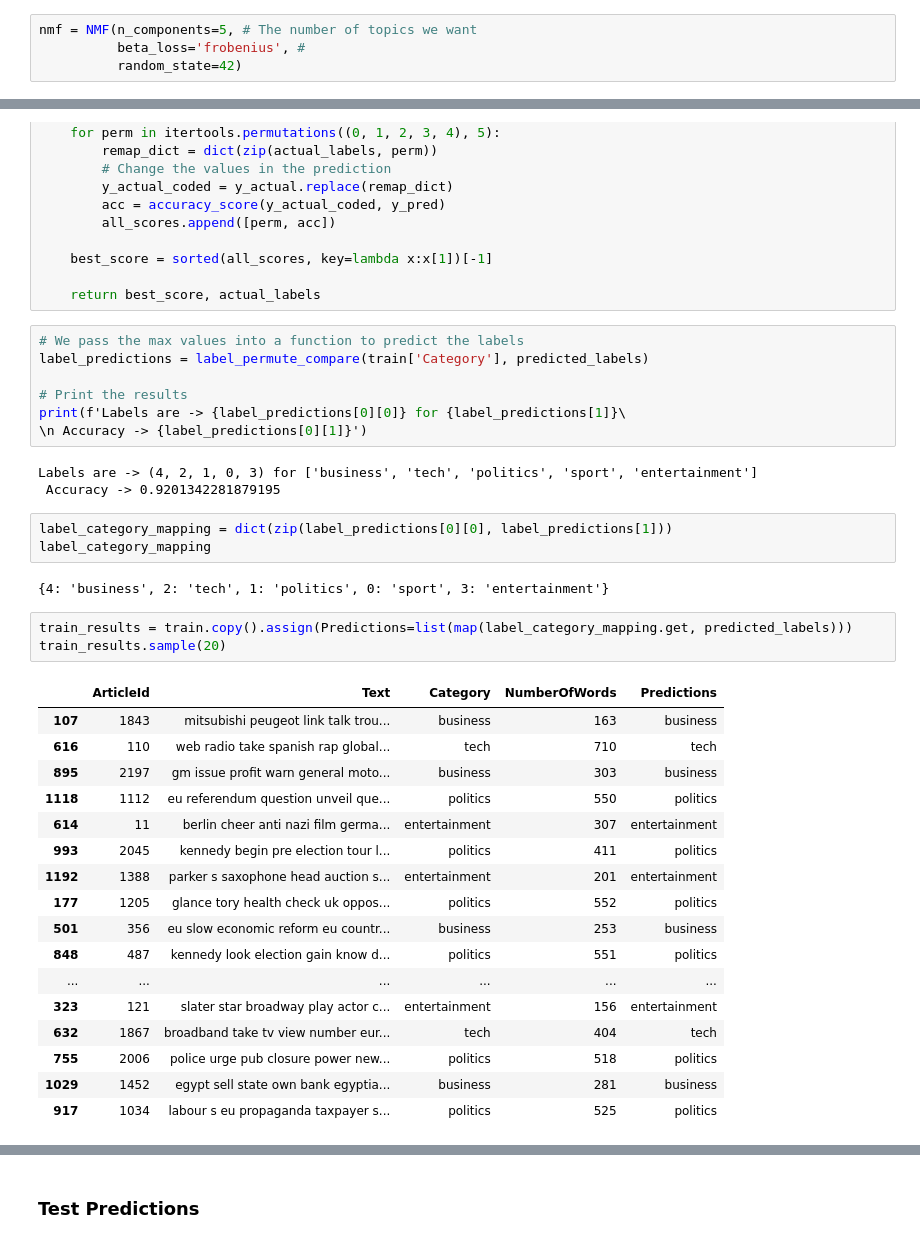
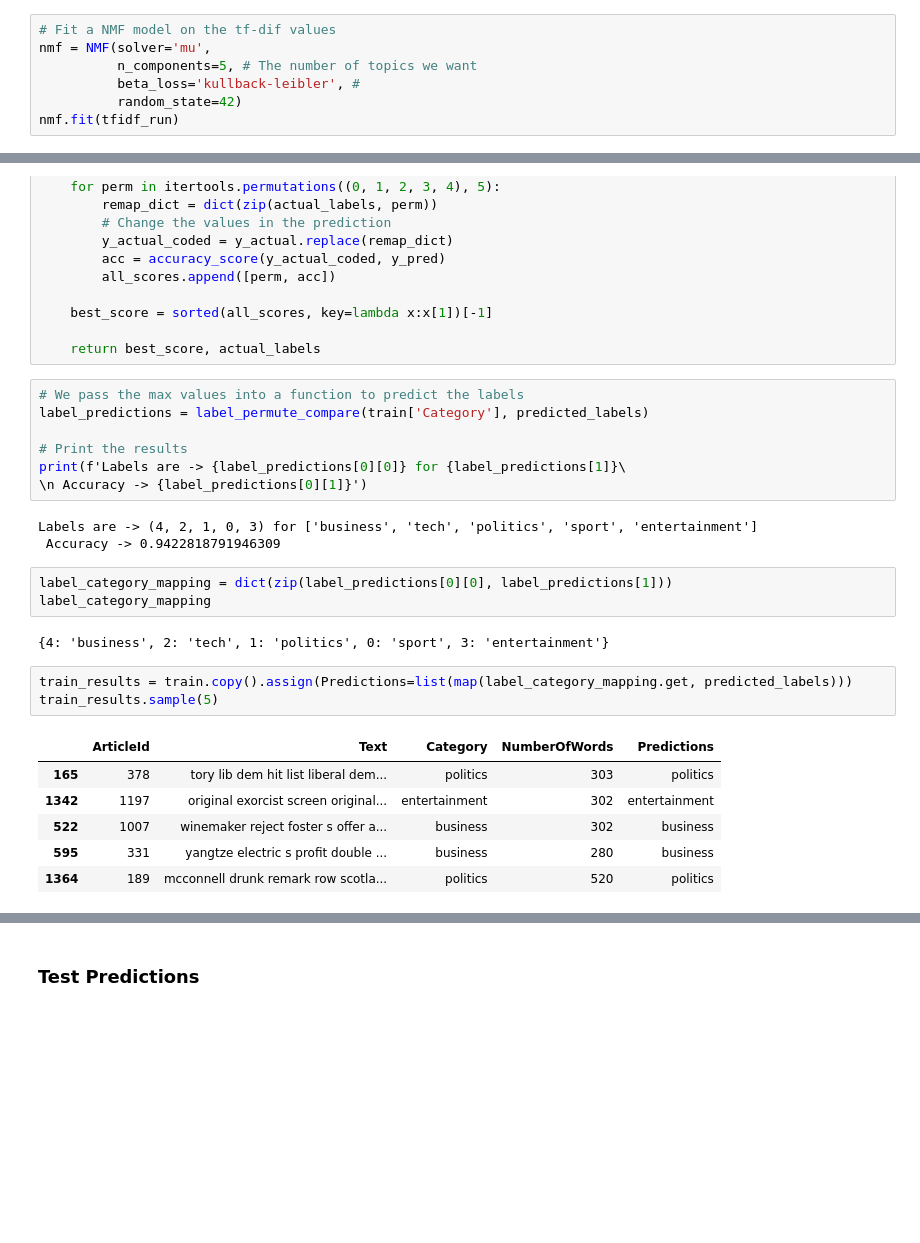
Before and after one commit to paws07/bbc_news_text_classification, a Jupyter notebook: bbc_news_classification.ipynb, the cells around one changed output, grey strips where cells are left out. Cells and saved outputs as stored; diff of their text form; blank space fills up the shorter version.

```diff
--- a/bbc_news_classification.ipynb
+++ b/bbc_news_classification.ipynb
@@ -88,4 +134,7 @@ We can use grid search for tfidft and nmf parameters to tune the model, for this
 # %%
-nmf = NMF(n_components=5, # The number of topics we want
-          beta_loss='frobenius', #
+# Fit a NMF model on the tf-dif values
+nmf = NMF(solver='mu',
+          n_components=5, # The number of topics we want
+          beta_loss='kullback-leibler', #
           random_state=42)
+nmf.fit(tfidf_run)
@@ -142,7 +179,7 @@ print(f'Labels are -> {label_predictions[0][0]} for {label_predictions[1]}\
 \n Accuracy -> {label_predictions[0][1]}')
 # %% [output]
 Labels are -> (4, 2, 1, 0, 3) for ['business', 'tech', 'politics', 'sport', 'entertainment']
- Accuracy -> 0.9201342281879195
+ Accuracy -> 0.9422818791946309
 # %%
 label_category_mapping = dict(zip(label_predictions[0][0], label_predictions[1]))
 label_category_mapping
@@ -150,25 +187,14 @@ label_category_mapping
 {4: 'business', 2: 'tech', 1: 'politics', 0: 'sport', 3: 'entertainment'}
 # %%
 train_results = train.copy().assign(Predictions=list(map(label_category_mapping.get, predicted_labels)))
-train_results.sample(20)
+train_results.sample(5)
 # %% [output]
 |  | ArticleId | Text | Category | NumberOfWords | Predictions |
-| 107 | 1843 | mitsubishi peugeot link talk trou... | business | 163 | business |
-| 616 | 110 | web radio take spanish rap global... | tech | 710 | tech |
-| 895 | 2197 | gm issue profit warn general moto... | business | 303 | business |
-| 1118 | 1112 | eu referendum question unveil que... | politics | 550 | politics |
-| 614 | 11 | berlin cheer anti nazi film germa... | entertainment | 307 | entertainment |
-| 993 | 2045 | kennedy begin pre election tour l... | politics | 411 | politics |
-| 1192 | 1388 | parker s saxophone head auction s... | entertainment | 201 | entertainment |
-| 177 | 1205 | glance tory health check uk oppos... | politics | 552 | politics |
-| 501 | 356 | eu slow economic reform eu countr... | business | 253 | business |
-| 848 | 487 | kennedy look election gain know d... | politics | 551 | politics |
-| ... | ... | ... | ... | ... | ... |
-| 323 | 121 | slater star broadway play actor c... | entertainment | 156 | entertainment |
-| 632 | 1867 | broadband take tv view number eur... | tech | 404 | tech |
-| 755 | 2006 | police urge pub closure power new... | politics | 518 | politics |
-| 1029 | 1452 | egypt sell state own bank egyptia... | business | 281 | business |
-| 917 | 1034 | labour s eu propaganda taxpayer s... | politics | 525 | politics |
+| 165 | 378 | tory lib dem hit list liberal dem... | politics | 303 | politics |
+| 1342 | 1197 | original exorcist screen original... | entertainment | 302 | entertainment |
+| 522 | 1007 | winemaker reject foster s offer a... | business | 302 | business |
+| 595 | 331 | yangtze electric s profit double ... | business | 280 | business |
+| 1364 | 189 | mcconnell drunk remark row scotla... | politics | 520 | politics |
 # %%
 cf_m = ConfusionMatrixDisplay(confusion_matrix(train_results['Category'],
                                                train_results['Predictions'],
```
Also changed, not shown: parts of 38 cells of this notebook, 3 other files.
